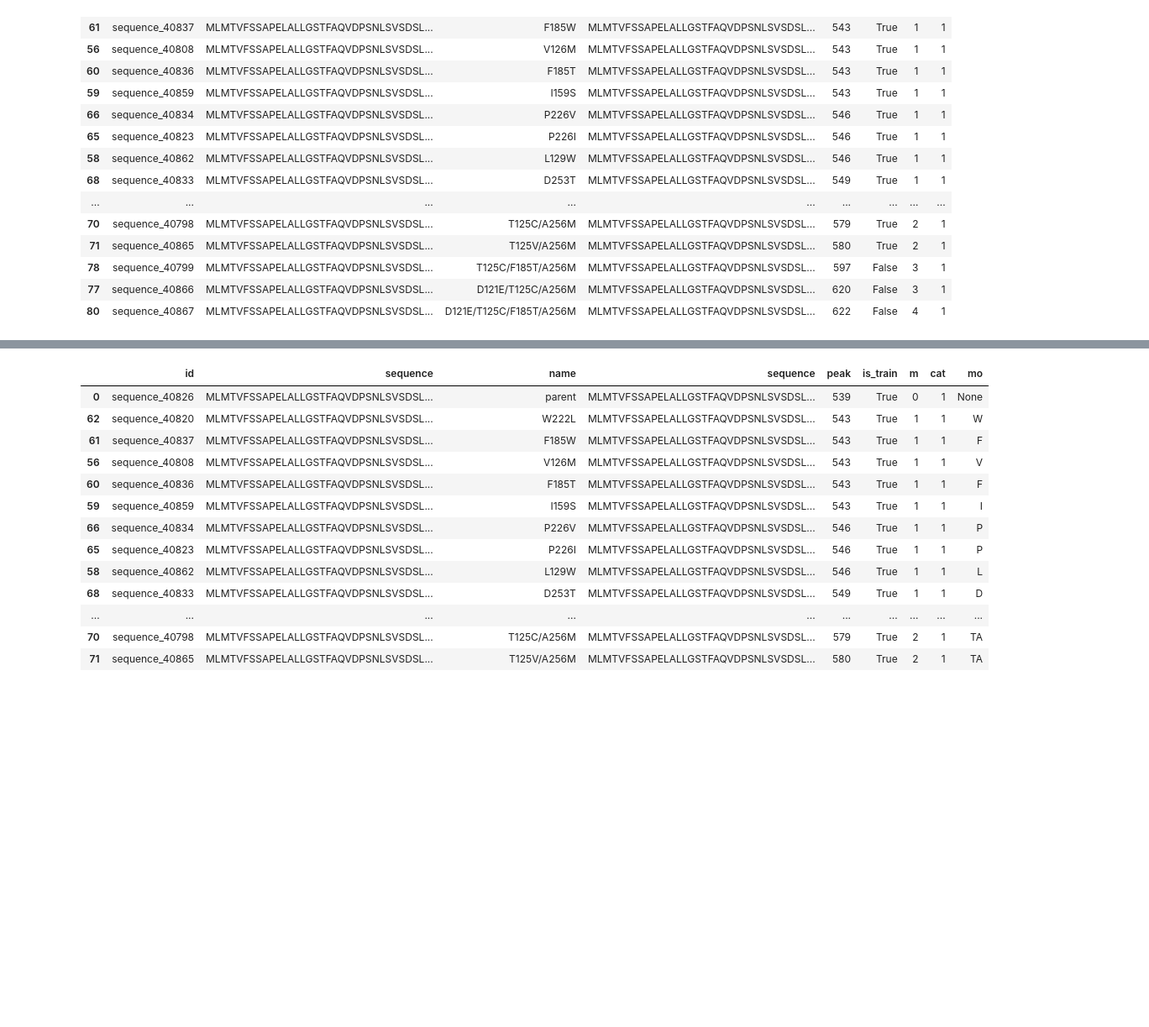
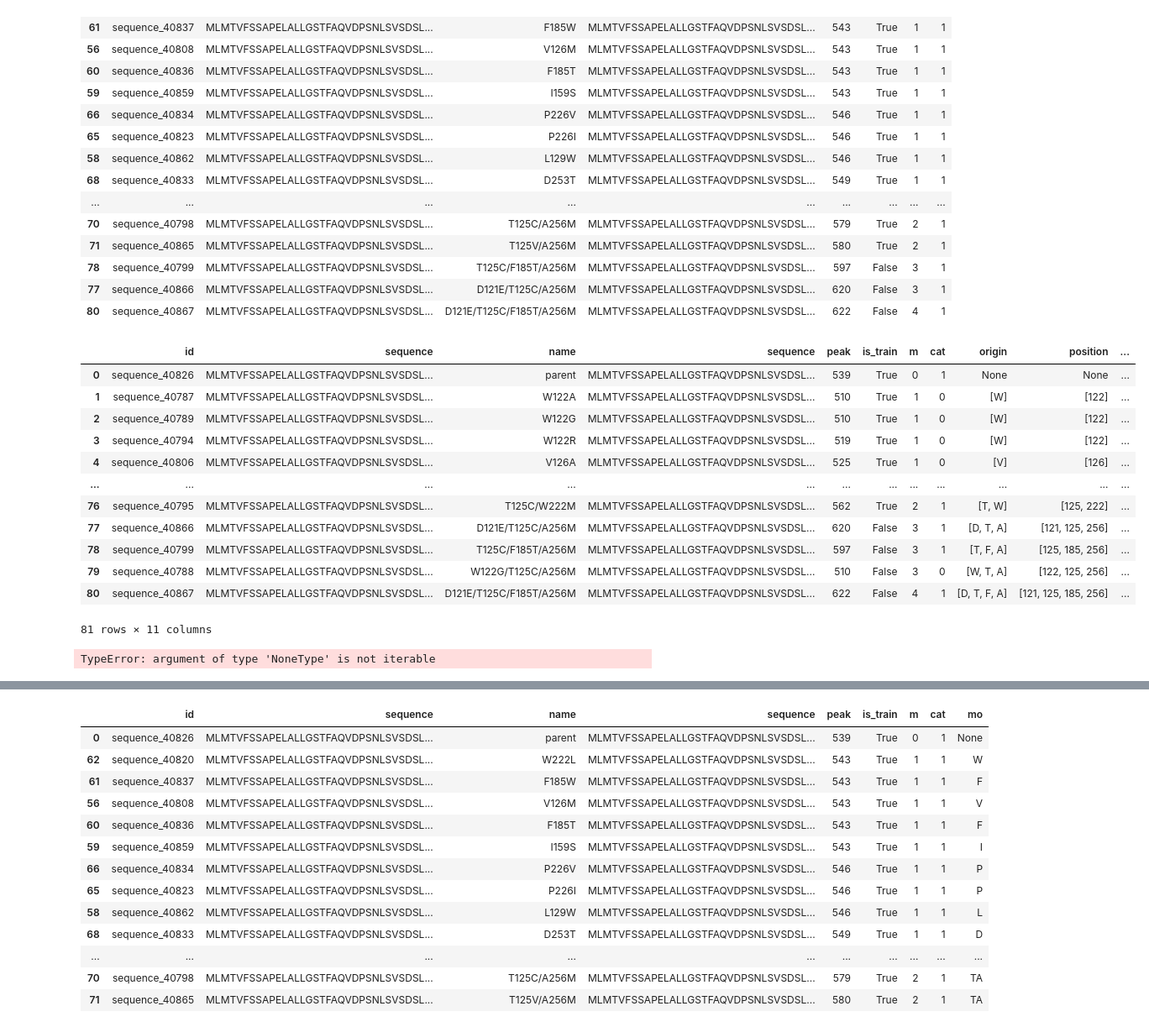
Before and after one commit to JmartinUmag/Bioinfo, a Jupyter notebook: Taller/absortion.ipynb, the cells around one changed output, grey strips where cells are left out. Shown: that part at 84% size. Cells and saved outputs as stored; diff of their text form; code cells hidden in the pictures; blank space fills up the shorter version.

```diff
--- a/Taller/absortion.ipynb
+++ b/Taller/absortion.ipynb
@@ -93,0 +110,22 @@ df_positive
+# %%
+df
+# %% [output]
+|  | id | sequence | name | sequence | peak | is_train | m | cat | origin | position | ... |
+| 0 | sequence_40826 | MLMTVFSSAPELALLGSTFAQVDPSNLSVSDSL... | parent | MLMTVFSSAPELALLGSTFAQVDPSNLSVSDSL... | 539 | True | 0 | 1 | None | None | ... |
+| 1 | sequence_40787 | MLMTVFSSAPELALLGSTFAQVDPSNLSVSDSL... | W122A | MLMTVFSSAPELALLGSTFAQVDPSNLSVSDSL... | 510 | True | 1 | 0 | [W] | [122] | ... |
+| 2 | sequence_40789 | MLMTVFSSAPELALLGSTFAQVDPSNLSVSDSL... | W122G | MLMTVFSSAPELALLGSTFAQVDPSNLSVSDSL... | 510 | True | 1 | 0 | [W] | [122] | ... |
+| 3 | sequence_40794 | MLMTVFSSAPELALLGSTFAQVDPSNLSVSDSL... | W122R | MLMTVFSSAPELALLGSTFAQVDPSNLSVSDSL... | 519 | True | 1 | 0 | [W] | [122] | ... |
+| 4 | sequence_40806 | MLMTVFSSAPELALLGSTFAQVDPSNLSVSDSL... | V126A | MLMTVFSSAPELALLGSTFAQVDPSNLSVSDSL... | 525 | True | 1 | 0 | [V] | [126] | ... |
+| ... | ... | ... | ... | ... | ... | ... | ... | ... | ... | ... | ... |
+| 76 | sequence_40795 | MLMTVFSSAPELALLGSTFAQVDPSNLSVSDSL... | T125C/W222M | MLMTVFSSAPELALLGSTFAQVDPSNLSVSDSL... | 562 | True | 2 | 1 | [T, W] | [125, 222] | ... |
+| 77 | sequence_40866 | MLMTVFSSAPELALLGSTFAQVDPSNLSVSDSL... | D121E/T125C/A256M | MLMTVFSSAPELALLGSTFAQVDPSNLSVSDSL... | 620 | False | 3 | 1 | [D, T, A] | [121, 125, 256] | ... |
+| 78 | sequence_40799 | MLMTVFSSAPELALLGSTFAQVDPSNLSVSDSL... | T125C/F185T/A256M | MLMTVFSSAPELALLGSTFAQVDPSNLSVSDSL... | 597 | False | 3 | 1 | [T, F, A] | [125, 185, 256] | ... |
+| 79 | sequence_40788 | MLMTVFSSAPELALLGSTFAQVDPSNLSVSDSL... | W122G/T125C/A256M | MLMTVFSSAPELALLGSTFAQVDPSNLSVSDSL... | 510 | False | 3 | 0 | [W, T, A] | [122, 125, 256] | ... |
+| 80 | sequence_40867 | MLMTVFSSAPELALLGSTFAQVDPSNLSVSDSL... | D121E/T125C/F185T/A256M | MLMTVFSSAPELALLGSTFAQVDPSNLSVSDSL... | 622 | False | 4 | 1 | [D, T, F, A] | [121, 125, 185, 256] | ... |
+81 rows × 11 columns
+# %%
+def contiene_valor(arr):
+    return 'A' in arr
+df[df['origin'].apply(contiene_valor)]
+# %% [output]
+TypeError: argument of type 'NoneType' is not iterable
```
Also changed, not shown: parts of 9 cells of this notebook, 1 other file.
